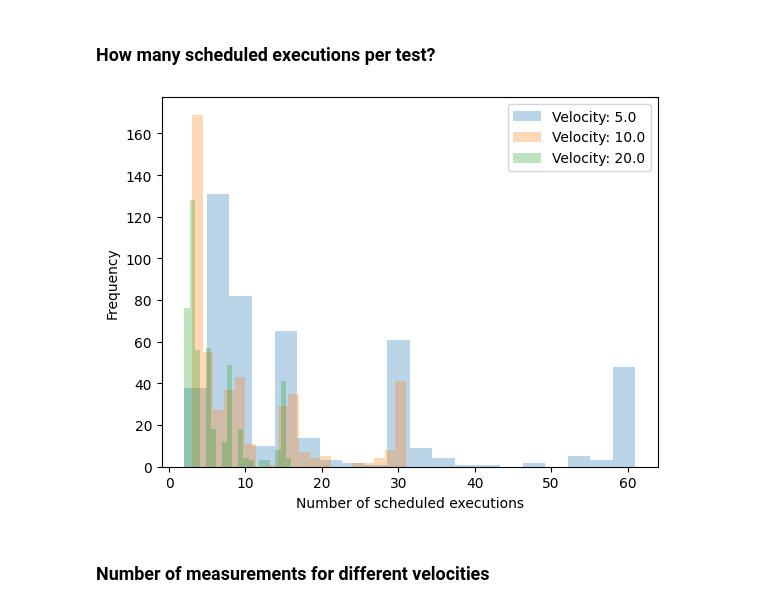
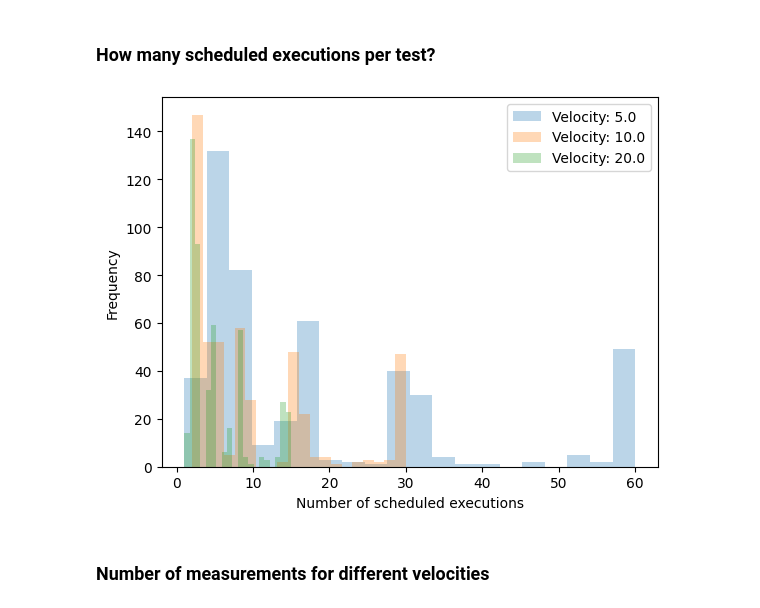
Before and after one commit to KTH-SML/kaarmu_svea, a Jupyter notebook: src/wp3_tests/notebooks/Decentralized Intelligence.ipynb, the cells around one changed output. Saved outputs shown, nothing was run; the diff lists cells and outputs as text; code cells hidden in the pictures.

```diff
--- a/src/wp3_tests/notebooks/Decentralized Intelligence.ipynb
+++ b/src/wp3_tests/notebooks/Decentralized Intelligence.ipynb
@@ -365,8 +365,9 @@ df = (df.groupby(['targ_vel', 'safe', 'throughput'])
 
 # Create figure & axes
 fig, axs = plt.subplots(1, 2,
+                        sharey=True,
                         figsize=(16,8),
-                        sharey=True)
+                        layout='tight')
 
 # Draw plots
 for (vel, safe), g in df.groupby(level=[0, 1]):
@@ -377,7 +378,7 @@ for (vel, safe), g in df.groupby(level=[0, 1]):
            y='avg',
            yerr='std',
            c='g' if safe else 'r',
-           label=f'Velocity: {v} m/s')
+           label=f'Velocity: {vel} m/s')
 
 fig.suptitle('Latency vs Throughput')
 axs[0].set_title(f'Safe ({CRITERION} safety)')
@@ -388,7 +389,5 @@ for ax in axs:
     ax.set_xlim([0, 2000])
     ax.legend()
 
-fig.set_tight_layout(True)
-
 None
 # %% [output]
@@ -514,7 +429,8 @@ df = (df.groupby('test')
 
 # Create figure & axes
 fig, axs = plt.subplots(2, 1,
-                        sharex=True)
+                        sharex=True,
+                        layout='tight')
 
 # Draw plots
 for (vel, safe), g in df.groupby(['targ_vel', 'safe']):
@@ -535,8 +451,6 @@ for ax in axs:
     ax.set_xlabel('Actual Compute Time $T_c$ [s]')
     ax.legend()
 
-fig.set_tight_layout(True)
-
 None
 # %% [output]
 [figure]
@@ -803,43 +579,43 @@ None
 # %%
 UUT = 'pi2'
 
+# Collect the dataset
+mask = DATA['sender'] != UUT
+mask &= DATA['headway'] != 0
+df = DATA[mask].copy()
 
+# Apply analysis on each test
 def analyze(df):
 
-    df['scheds'] = len(df.groupby('last_sched'))
+    return pd.DataFrame({
+        'targ_vel': df['targ_vel'].iat[0],
+        'sched_execs': len(df['last_sched'].unique()),
+    }, index=[0])
 
-    return df
+df = (df.groupby('test')
+        .apply(analyze)
+        .droplevel(-1))
 
 # Create figure & axes
 fig, ax = plt.figure(), plt.gca()
 
-# Collect the dataset
-mask = DATA['sender'] != UUT
-df = DATA[mask]
+# Draw plots
+for vel, g in df.groupby('targ_vel'):
 
-# Apply analysis
-df = (df.groupby('test', group_keys=False)
-        .apply(analyze))
+    xs = g['sched_execs']
 
-# Draw plots
-for i, (_, g) in enumerate(df.groupby('targ_vel')):
-
-    targ_vel = g['targ_vel'].values[0]
-
-    g = g.groupby('test')['scheds'].head(1)
-
-    g.plot(ax=ax,
-           kind='hist',
-           bins=20,
-           alpha=0.3,
-           label=f'Velocity: {targ_vel}')
+    xs.plot(ax=ax,
+            kind='hist',
+            bins=20,
+            alpha=0.3,
+            label=f'Velocity: {vel}')
 
 ax.set_xlabel('Number of scheduled executions')
 ax.legend()
 
 None
 # %% [output]
-[figure, old version]
+[figure, new version]
 # %% [markdown]
 ### Number of measurements for different velocities
 # %%
```
Also changed, not shown: parts of 17 cells of this notebook.
